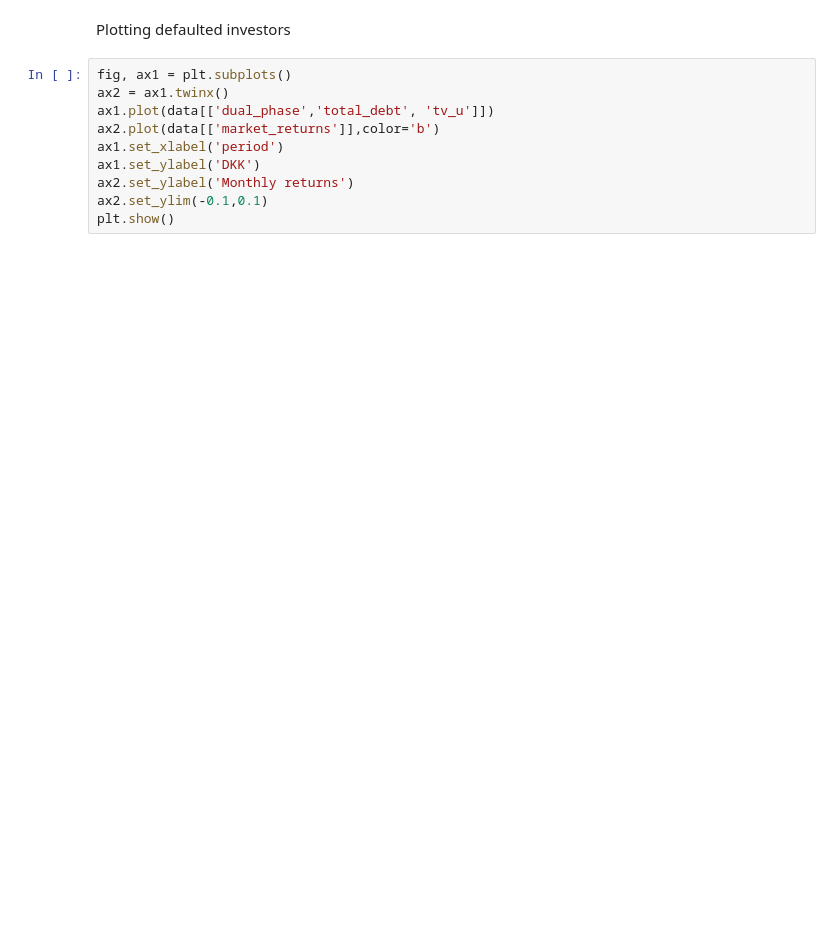
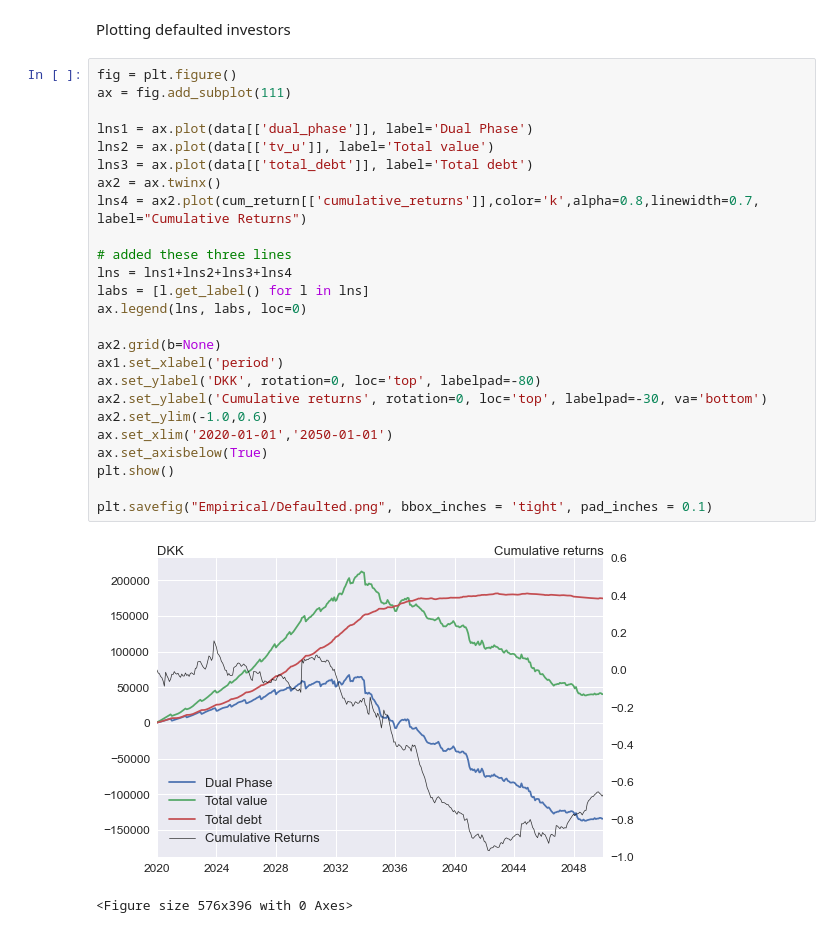
Before and after one commit to neriksen/applied_finance, a Jupyter notebook: Baseline.ipynb, the cells around one changed output. Cells and saved outputs as stored; diff of their text form; blank space fills up the shorter version.

```diff
--- a/Baseline.ipynb
+++ b/Baseline.ipynb
@@ -83,12 +104,30 @@ data=data.groupby(['period']).mean()
 # %% [markdown]
 Plotting defaulted investors
-# %%
-fig, ax1 = plt.subplots()
-ax2 = ax1.twinx()
-ax1.plot(data[['dual_phase','total_debt', 'tv_u']])
-ax2.plot(data[['market_returns']],color='b')
-ax1.set_xlabel('period')
-ax1.set_ylabel('DKK')
-ax2.set_ylabel('Monthly returns')
-ax2.set_ylim(-0.1,0.1)
-plt.show()
+# %%
+fig = plt.figure()
+ax = fig.add_subplot(111)
+
+lns1 = ax.plot(data[['dual_phase']], label='Dual Phase')
+lns2 = ax.plot(data[['tv_u']], label='Total value')
+lns3 = ax.plot(data[['total_debt']], label='Total debt')
+ax2 = ax.twinx()
+lns4 = ax2.plot(cum_return[['cumulative_returns']],color='k',alpha=0.8,linewidth=0.7, label="Cumulative Returns")
+
+# added these three lines
+lns = lns1+lns2+lns3+lns4
+labs = [l.get_label() for l in lns]
+ax.legend(lns, labs, loc=0)
+
+ax2.grid(b=None)
+ax1.set_xlabel('period')
+ax.set_ylabel('DKK', rotation=0, loc='top', labelpad=-80)
+ax2.set_ylabel('Cumulative returns', rotation=0, loc='top', labelpad=-30, va='bottom')
+ax2.set_ylim(-1.0,0.6)
+ax.set_xlim('2020-01-01','2050-01-01')
+ax.set_axisbelow(True)
+plt.show()
+
+plt.savefig("Empirical/Defaulted.png", bbox_inches = 'tight', pad_inches = 0.1)
+# %% [output]
+[figure, added]
+<Figure size 576x396 with 0 Axes>
```
Also changed, not shown: parts of 6 cells of this notebook, 5 other files.
